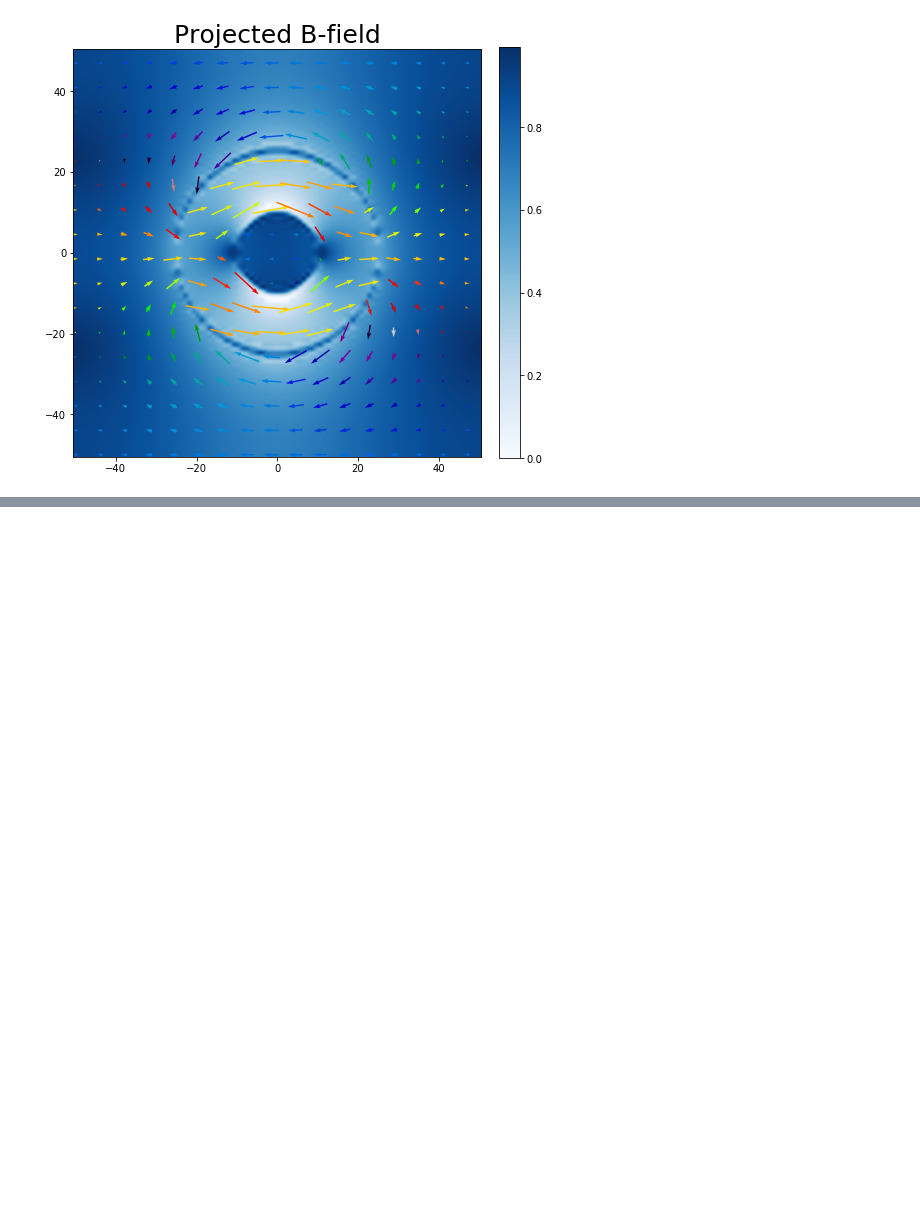
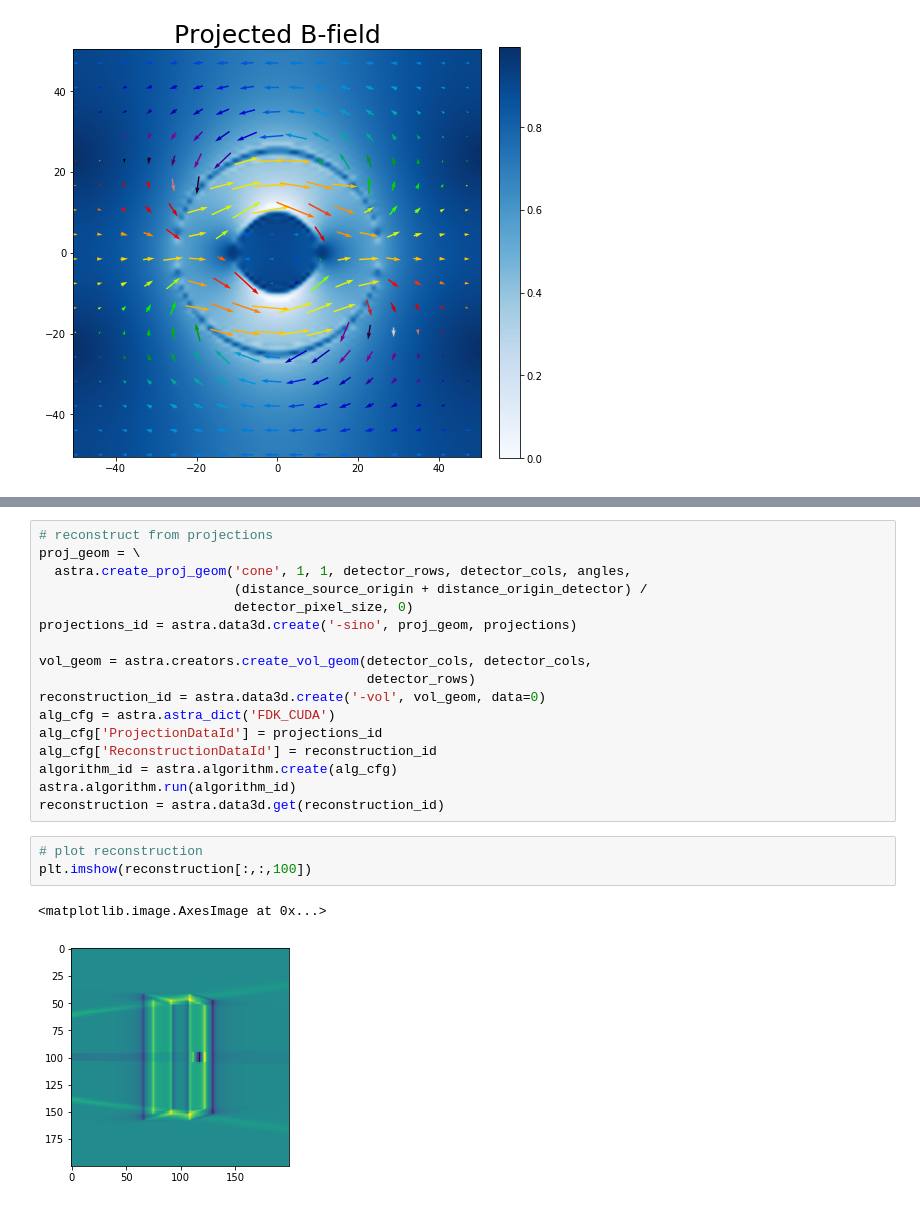
Before and after one commit to grlewis333/phd-work, a Jupyter notebook: holo-sim.ipynb, the cells around one changed output, grey strips where cells are left out. Saved outputs shown, nothing was run; the diff lists cells and outputs as text; blank space fills up the shorter version.

```diff
--- a/holo-sim.ipynb
+++ b/holo-sim.ipynb
@@ -277,0 +404,23 @@ Text(0.5, 1.0, 'Projected B-field')
+# %%
+# reconstruct from projections
+proj_geom = \
+  astra.create_proj_geom('cone', 1, 1, detector_rows, detector_cols, angles,
+                         (distance_source_origin + distance_origin_detector) /
+                         detector_pixel_size, 0)
+projections_id = astra.data3d.create('-sino', proj_geom, projections)
+
+vol_geom = astra.creators.create_vol_geom(detector_cols, detector_cols,
+                                          detector_rows)
+reconstruction_id = astra.data3d.create('-vol', vol_geom, data=0)
+alg_cfg = astra.astra_dict('FDK_CUDA')
+alg_cfg['ProjectionDataId'] = projections_id
+alg_cfg['ReconstructionDataId'] = reconstruction_id
+algorithm_id = astra.algorithm.create(alg_cfg)
+astra.algorithm.run(algorithm_id)
+reconstruction = astra.data3d.get(reconstruction_id)
+# %%
+# plot reconstruction
+plt.imshow(reconstruction[:,:,100])
+# %% [output]
+<matplotlib.image.AxesImage at 0x...>
+[figure, added]
```
Also changed, not shown: parts of 13 cells of this notebook.
